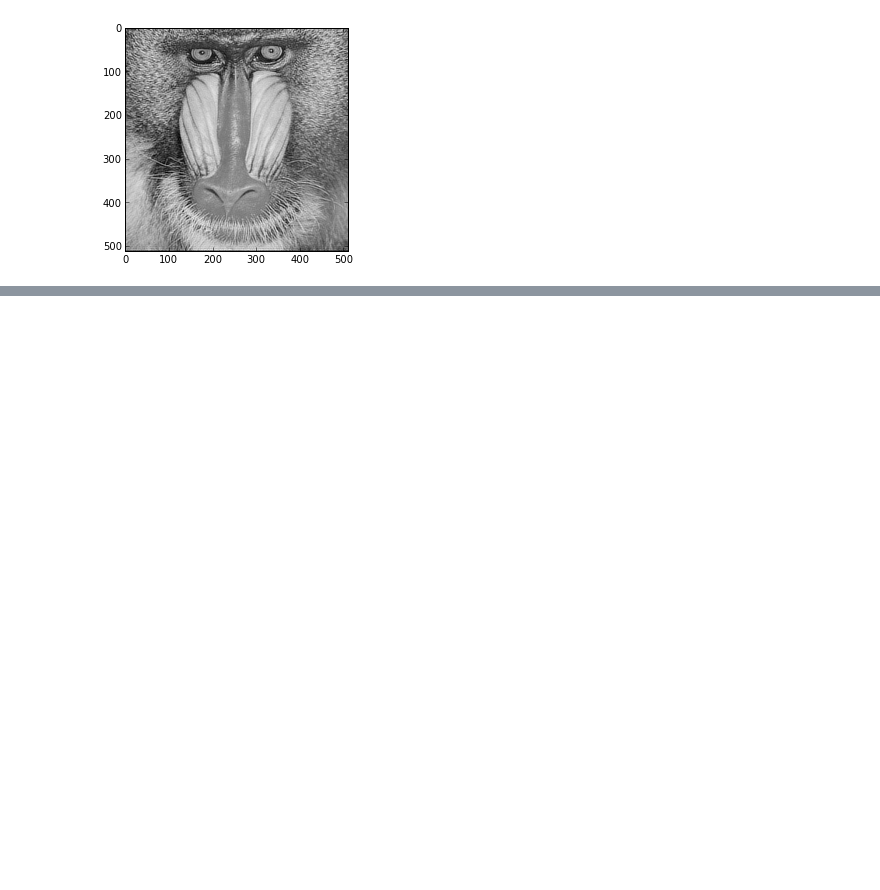
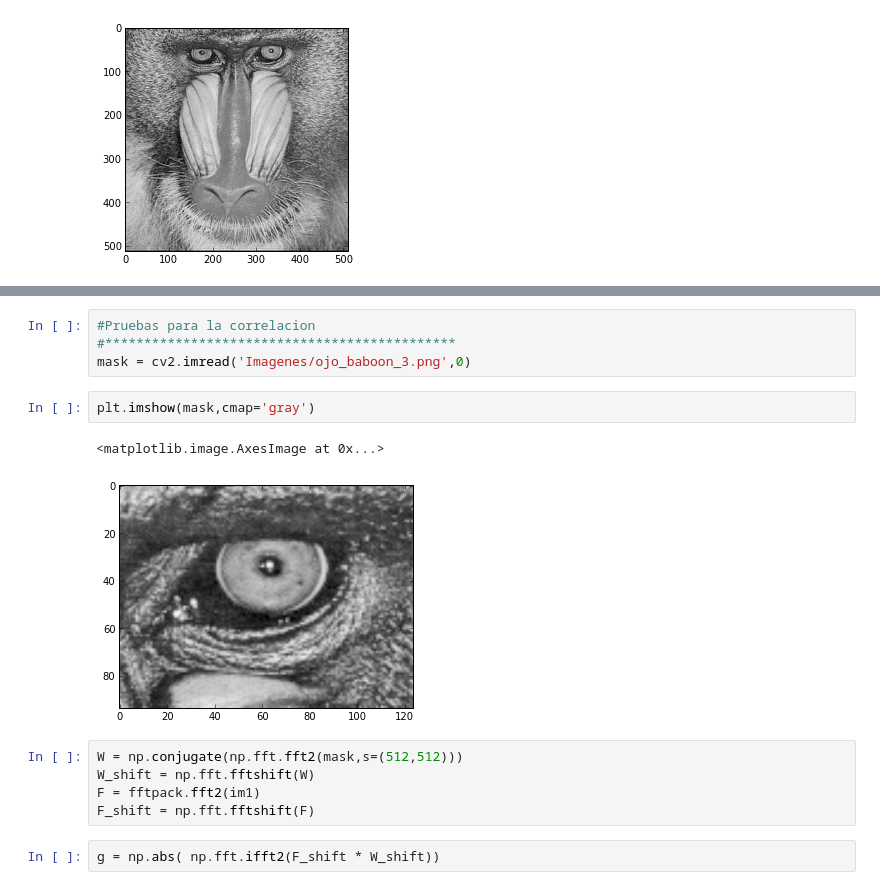
Before and after one commit to elsuizo/Practicas_vision, a Jupyter notebook: pruebas_fft.ipynb, the cells around one changed output, grey strips where cells are left out. Drawn from its saved outputs; the diff is of its cells as text; blank space fills up the shorter version.

Commit message:
pruebas1

```diff
--- a/pruebas_fft.ipynb
+++ b/pruebas_fft.ipynb
@@ -89,0 +148,16 @@ plt.imshow(trans, cmap='gray')
+# %%
+#Pruebas para la correlacion
+#*********************************************
+mask = cv2.imread('Imagenes/ojo_baboon_3.png',0)
+# %%
+plt.imshow(mask,cmap='gray')
+# %% [output]
+<matplotlib.image.AxesImage at 0x...>
+[figure, added]
+# %%
+W = np.conjugate(np.fft.fft2(mask,s=(512,512)))
+W_shift = np.fft.fftshift(W)
+F = fftpack.fft2(im1)
+F_shift = np.fft.fftshift(F)
+# %%
+g = np.abs( np.fft.ifft2(F_shift * W_shift))
```
Also changed, not shown: parts of 17 cells of this notebook.
